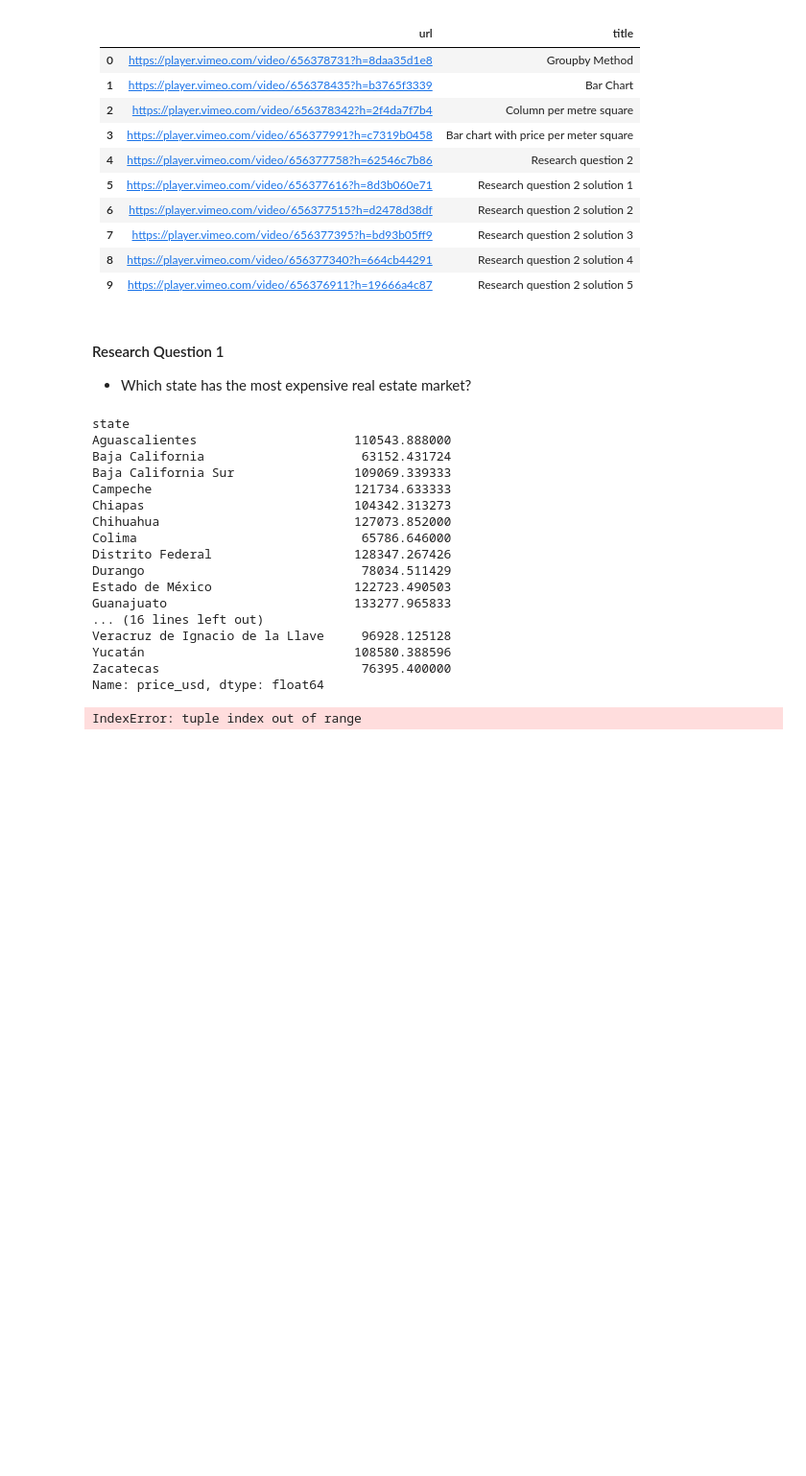
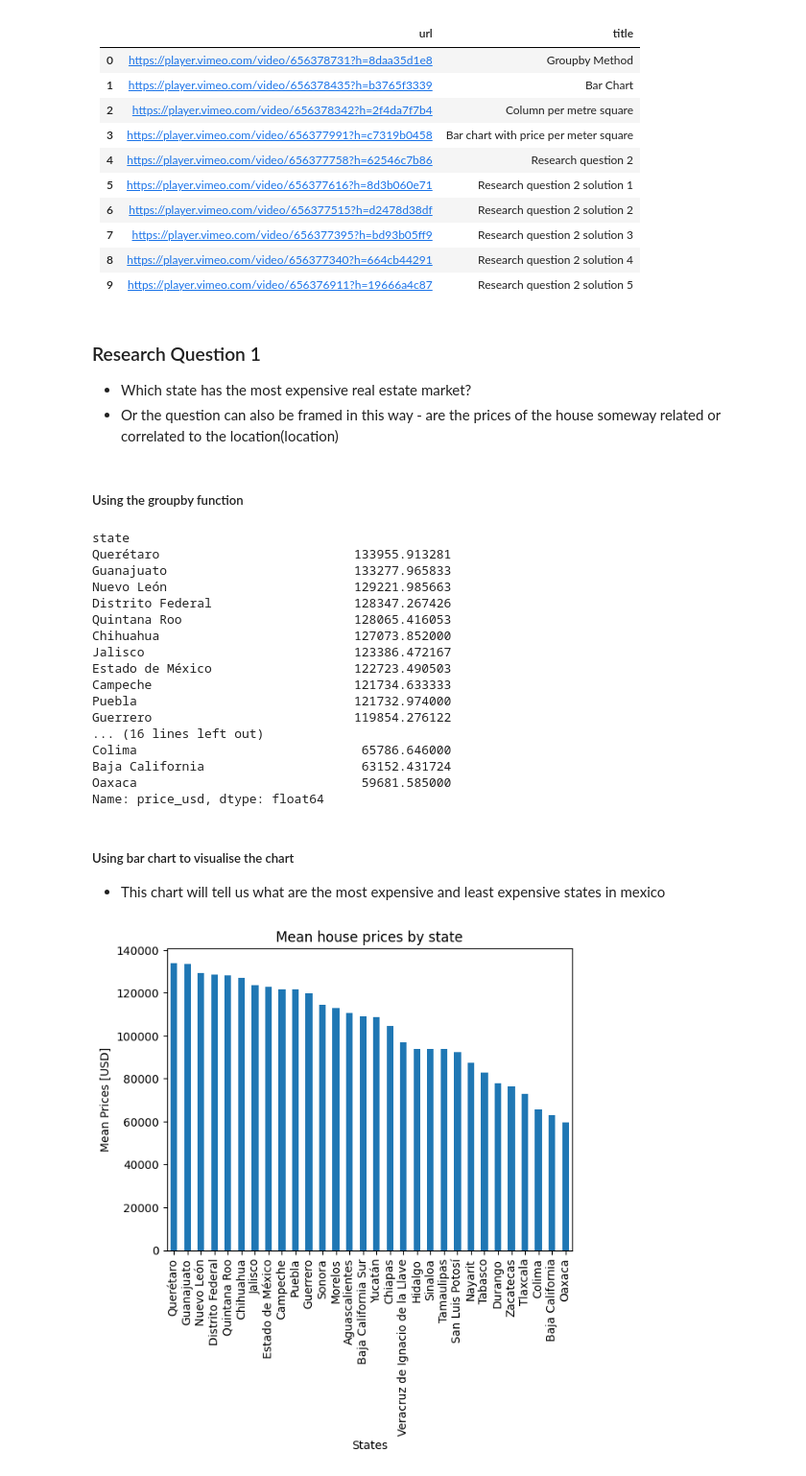
Before and after one commit to tech-ml-quant-luv/Applied_data_science_lab_worldquant, a Jupyter notebook: Project 1 - Housing in mexico/size-or-location.ipynb, the cells around one changed output. Shown at 96% size. Cells and saved outputs as stored; diff of their text form; code cells hidden in the pictures; blank space fills up the shorter version.

```diff
--- a/Project 1 - Housing in mexico/size-or-location.ipynb
+++ b/Project 1 - Housing in mexico/size-or-location.ipynb
@@ -65,34 +66,43 @@ import pandas as pd
 df = pd.read_csv("mexico-real-estate-clean.csv")
 # %% [markdown]
-#### Research Question 1
+### Research Question 1
 - Which state has the most expensive real estate market?
+- Or the question can also be framed in this way - are the prices of the house someway related or correlated to the location(location)
+# %% [markdown]
+##### Using the groupby function
 # %%
 # We will use the method chaining for this
 
-mean_price_by_state = df.groupby("state")["price_usd"].mean()
+mean_price_by_state = df.groupby("state")["price_usd"].mean().sort_values(ascending=False)
 mean_price_by_state
 # %% [output]
 state
-Aguascalientes                     110543.888000
+Querétaro                          133955.913281
+Guanajuato                         133277.965833
+Nuevo León                         129221.985663
+Distrito Federal                   128347.267426
+Quintana Roo                       128065.416053
+Chihuahua                          127073.852000
+Jalisco                            123386.472167
+Estado de México                   122723.490503
+Campeche                           121734.633333
+Puebla                             121732.974000
+Guerrero                           119854.276122
+... (16 lines left out)
+Colima                              65786.646000
 Baja California                     63152.431724
-Baja California Sur                109069.339333
-Campeche                           121734.633333
-Chiapas                            104342.313273
-Chihuahua                          127073.852000
-Colima                              65786.646000
-Distrito Federal                   128347.267426
-Durango                             78034.511429
-Estado de México                   122723.490503
-Guanajuato                         133277.965833
-... (16 lines left out)
-Veracruz de Ignacio de la Llave     96928.125128
-Yucatán                            108580.388596
-Zacatecas                           76395.400000
+Oaxaca                              59681.585000
 Name: price_usd, dtype: float64
-# %%
-mean_price_by_state= df.groupby("state")
-for items in mean_price_by_state:
-    item1= items
-print(item1)
-# %% [output]
-IndexError: tuple index out of range
+# %% [markdown]
+##### Using bar chart to visualise the chart
+
+- This chart will tell us what are the most expensive and least expensive states in mexico
+# %%
+mean_price_by_state.plot(
+    kind="bar",
+    xlabel="States",
+    ylabel="Mean Prices [USD]",
+    title="Mean house prices by state"
+);
+# %% [output]
+[figure, added]
```
Also changed, not shown: parts of 17 cells of this notebook, 1 other file.
